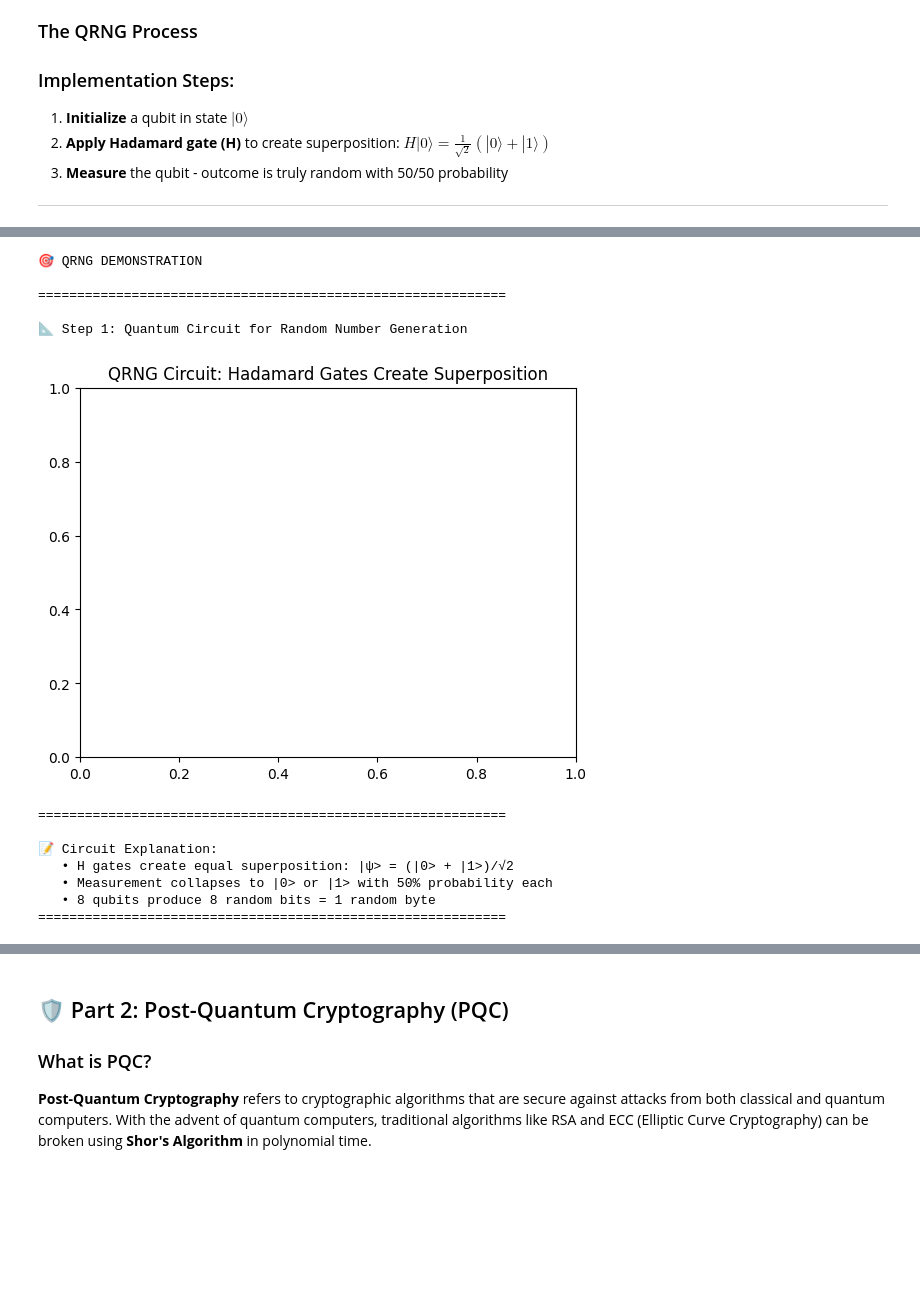
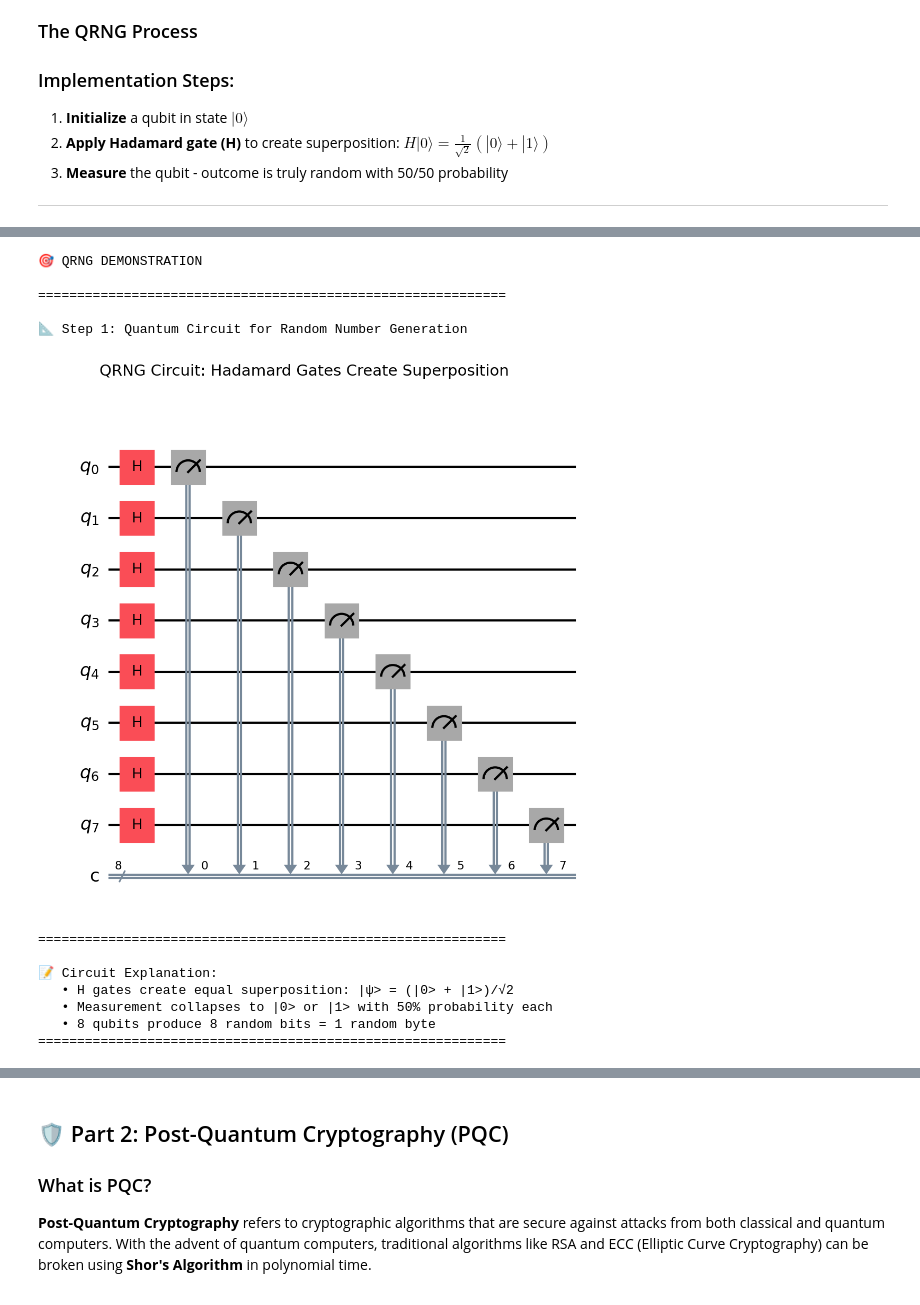
Before and after one commit to kibrahim757/EGQCC, a Jupyter notebook: Triangle of Quantum Security_QC-PQC-QRNG/triangle_of_quantum_security.ipynb, the cells around one changed output, grey strips where cells are left out. Saved outputs shown, nothing was run; the diff lists cells and outputs as text; code cells hidden in the pictures; blank space fills up the shorter version.

```diff
--- a/Triangle of Quantum Security_QC-PQC-QRNG/triangle_of_quantum_security.ipynb
+++ b/Triangle of Quantum Security_QC-PQC-QRNG/triangle_of_quantum_security.ipynb
@@ -325,25 +325,38 @@ render_mermaid(mermaid_qrng)
 # %%
 # QRNG DEMONSTRATION
 print('🎯 QRNG DEMONSTRATION\n')
 print('='*60)
 print('\n📐 Step 1: Quantum Circuit for Random Number Generation\n')
-fig = qrng.visualize_circuit()
-plt.title('QRNG Circuit: Hadamard Gates Create Superposition', fontsize=12)
-plt.savefig('./images/qrng_circuit.png', dpi=150, bbox_inches='tight')
-plt.show()
+
+# Ensure matplotlib is configured correctly
+import matplotlib.pyplot as plt
+from IPython.display import Image, display
+
+# Create the circuit
+circuit = qrng.create_qrng_circuit()
+
+# Draw and save the circuit
+fig = circuit.draw(output='mpl', style='iqp')
+fig.suptitle('QRNG Circuit: Hadamard Gates Create Superposition', fontsize=14, y=0.98)
+fig.savefig('./images/qrng_circuit.png', dpi=150, bbox_inches='tight')
+plt.close(fig)
+
+# Display the saved image (this always works in Jupyter)
+display(Image(filename='./images/qrng_circuit.png'))
+
 print('\n' + '='*60)
 print('\n📝 Circuit Explanation:')
 print('   • H gates create equal superposition: |ψ> = (|0> + |1>)/√2')
 print('   • Measurement collapses to |0> or |1> with 50% probability each')
 print('   • 8 qubits produce 8 random bits = 1 random byte')
 print('='*60)
 # %% [output]
 🎯 QRNG DEMONSTRATION
 
 ============================================================
 
 📐 Step 1: Quantum Circuit for Random Number Generation
-[figure, old version]
+[figure, new version]
 ============================================================
 
 📝 Circuit Explanation:
```
Also changed, not shown: parts of 3 cells of this notebook, 2 other files.
